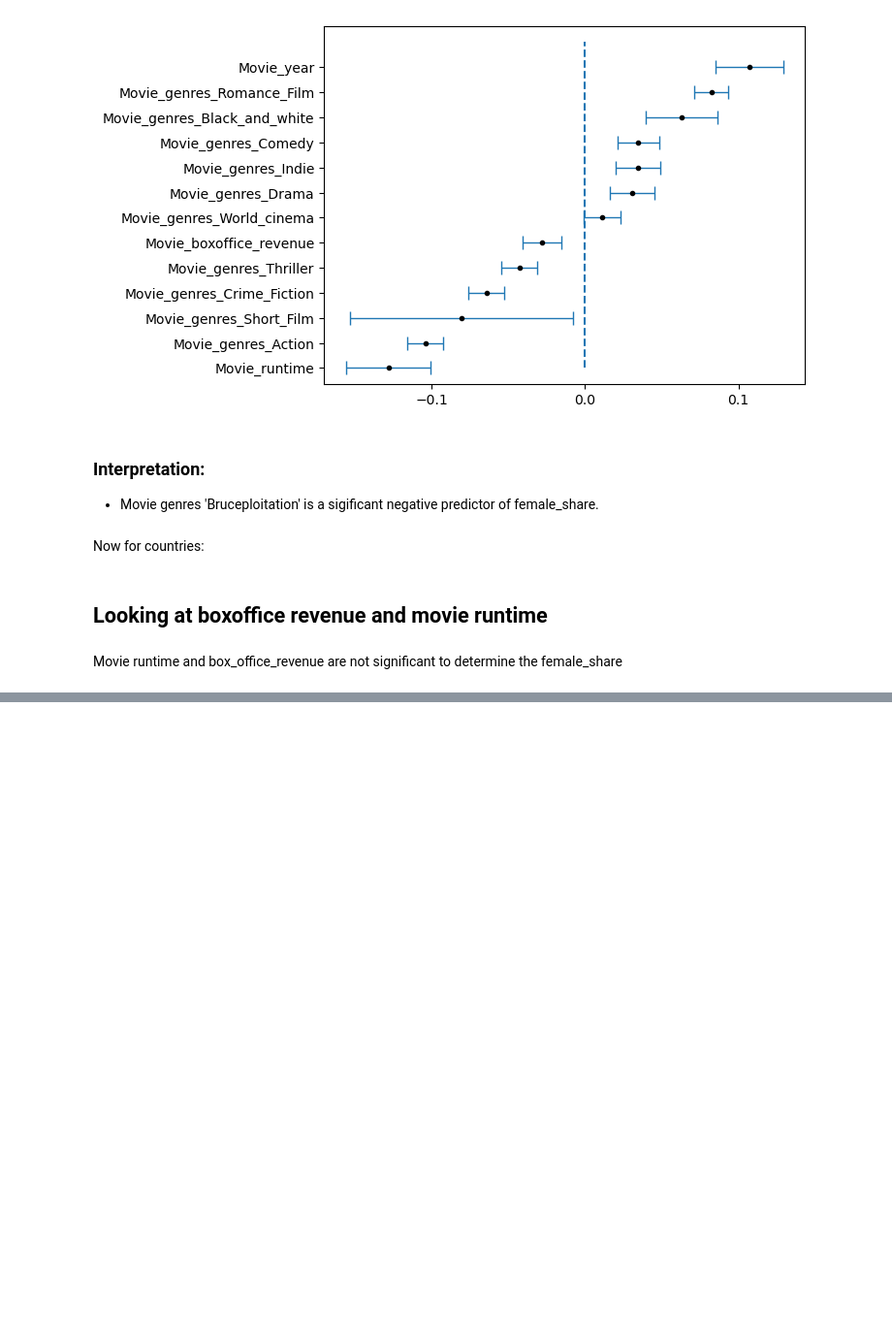
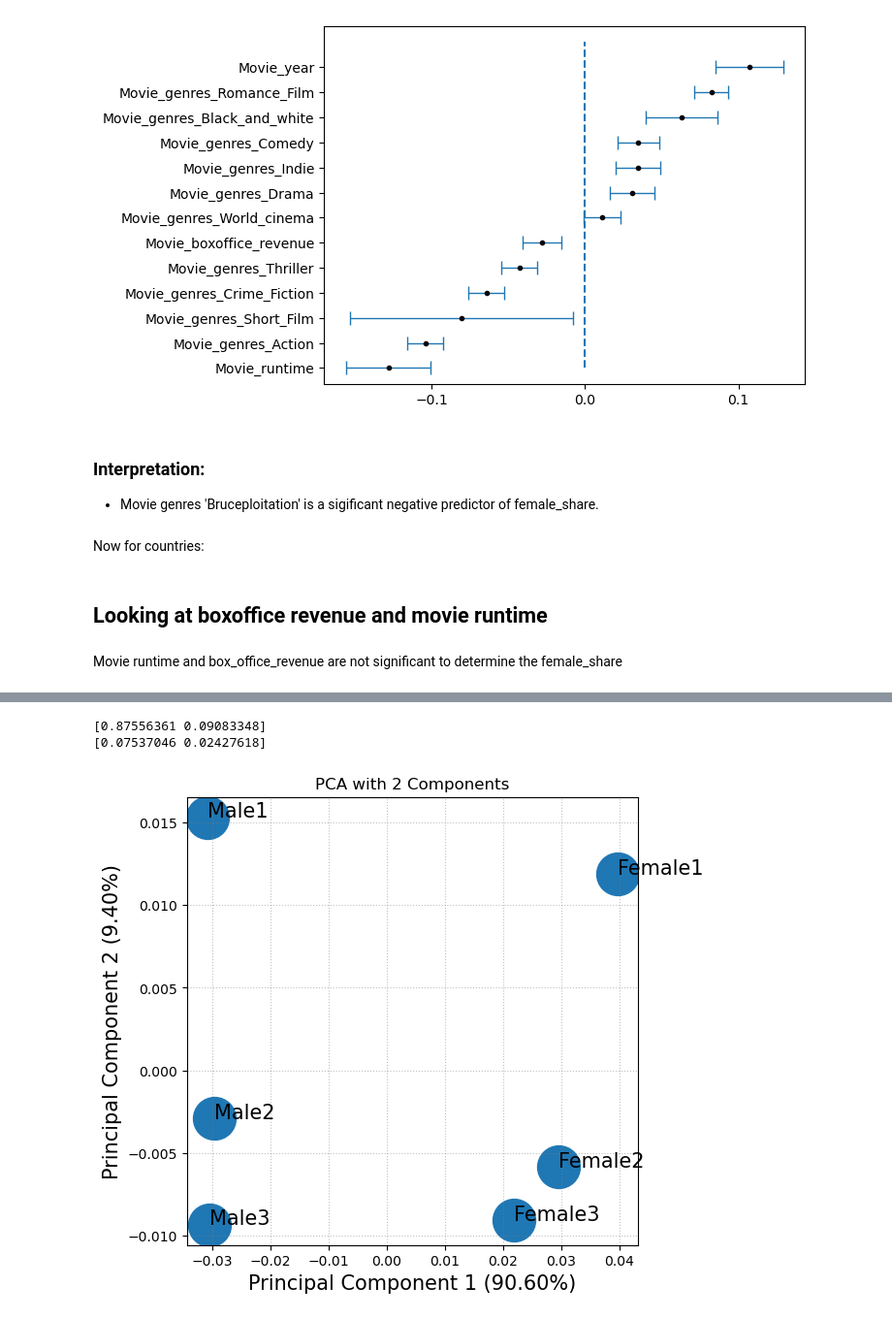
Before and after one commit to epfl-ada/ada-2022-project-silvermafia2022, a Jupyter notebook: project_movies.ipynb, the cells around one changed output, grey strips where cells are left out. Shown at 97% size. Cells and saved outputs as stored; diff of their text form; code cells hidden in the pictures; blank space fills up the shorter version.

```diff
--- a/project_movies.ipynb
+++ b/project_movies.ipynb
@@ -2570,0 +2461,37 @@ Movie runtime and box_office_revenue are not significant to determine the female
+# %%
+pca = PCA(n_components=2)
+pca.fit(df_category.T)
+print(pca.explained_variance_ratio_)
+print(pca.singular_values_)
+# %% [output]
+[0.87556361 0.09083348]
+[0.07537046 0.02427618]
+# %%
+PCA_2d = PCA(n_components=2)
+PCs_2 = PCA_2d.fit_transform(df_category.T)
+res_PCA_2d = pd.DataFrame(data = PCs_2, columns = ['Principal component 1', 'Principal component 2'])
+
+    #Visualize results 2D PCA
+#    %matplotlib inline
+
+
+pca = PCA().fit(PCs_2)
+ratio = pca.explained_variance_ratio_
+
+plt.figure(figsize=(6,6))
+plt.xlabel('Principal Component 1 ({:.2%})'.format(ratio[0]) ,fontsize = 15)
+plt.ylabel('Principal Component 2 ({:.2%})'.format(ratio[1]),fontsize = 15)
+plt.title("PCA with 2 Components")
+
+plt.scatter(res_PCA_2d.loc[:,'Principal component 1'], res_PCA_2d.loc[:,'Principal component 2'], s = 1000)
+
+labels=['Female1','Female2','Female3','Male1','Male2','Male3']
+for i in range(len(labels)):
+    plt.annotate(labels[i], (res_PCA_2d.loc[:,'Principal component 1'][i], res_PCA_2d.loc[:,'Principal component 2'][i]), fontsize = 15)
+
+plt.grid()
+plt.grid(ls=':', c='gray', alpha=0.5)
+#    plt.savefig("../output/PCA_visualization.png", dpi = 500)
+plt.show()
+# %% [output]
+[figure, new version]
```
Also changed, not shown: parts of 111 cells of this notebook.
